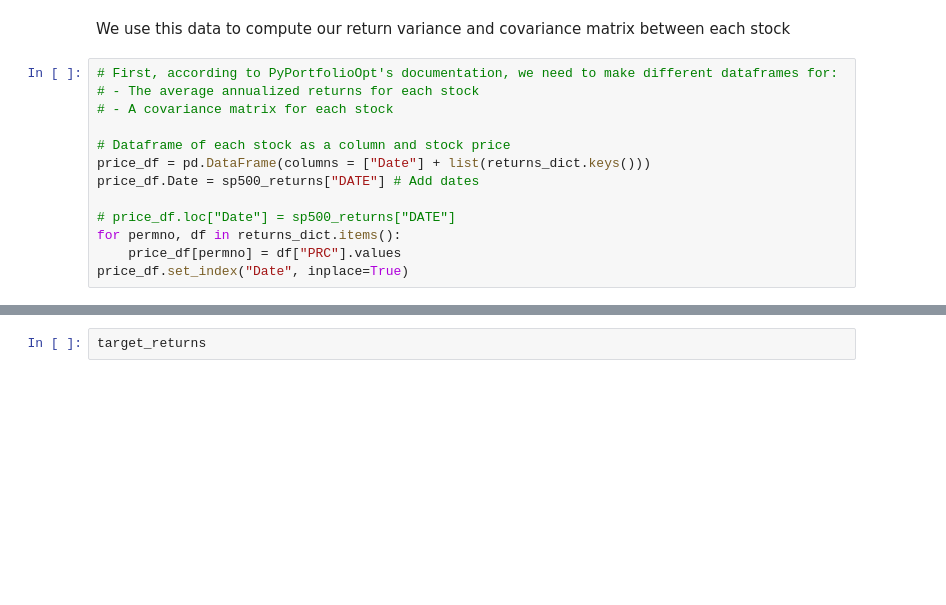
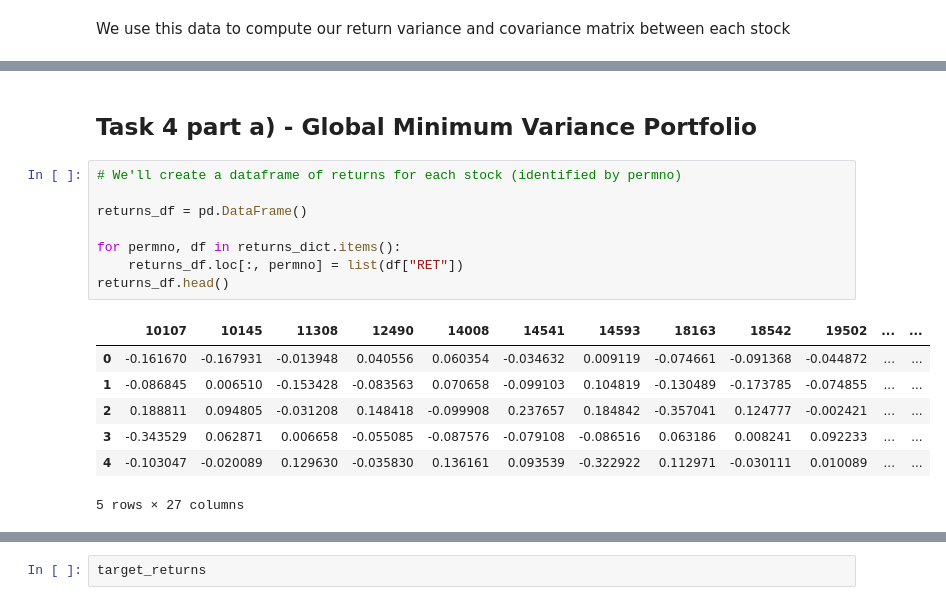
Before and after one commit to uWaterloo-CFM/CFM-301, a Jupyter notebook: Assignment 1/DA1 Task 4 - Mean-Variance Analysis.ipynb, the cells around one changed output, grey strips where cells are left out. Drawn from its saved outputs; the diff is of its cells as text; blank space fills up the shorter version.

```diff
--- a/Assignment 1/DA1 Task 4 - Mean-Variance Analysis.ipynb
+++ b/Assignment 1/DA1 Task 4 - Mean-Variance Analysis.ipynb
@@ -40,16 +40,3 @@ a) We will find the global minimum variance portfolio using the aggregate data f
 We already computed each stock's **annualized** average monthly return and standard deviation in `stats_df`, so we can use this to find our global minimum portfolio by adjusting our portfolio weights
 # %% [markdown]
 We use this data to compute our return variance and covariance matrix between each stock
-# %%
-# First, according to PyPortfolioOpt's documentation, we need to make different dataframes for:
-# - The average annualized returns for each stock
-# - A covariance matrix for each stock
-
-# Dataframe of each stock as a column and stock price
-price_df = pd.DataFrame(columns = ["Date"] + list(returns_dict.keys()))
-price_df.Date = sp500_returns["DATE"] # Add dates
-
-# price_df.loc["Date"] = sp500_returns["DATE"]
-for permno, df in returns_dict.items():
-    price_df[permno] = df["PRC"].values
-price_df.set_index("Date", inplace=True)
@@ -340,0 +43,18 @@ portfolio_summary
+# %% [markdown]
+## Task 4 part a) - Global Minimum Variance Portfolio
+# %%
+# We'll create a dataframe of returns for each stock (identified by permno)
+
+returns_df = pd.DataFrame()
+
+for permno, df in returns_dict.items():
+    returns_df.loc[:, permno] = list(df["RET"])
+returns_df.head()
+# %% [output]
+|  | 10107 | 10145 | 11308 | 12490 | 14008 | 14541 | 14593 | 18163 | 18542 | 19502 | ... | ... |
+| 0 | -0.161670 | -0.167931 | -0.013948 | 0.040556 | 0.060354 | -0.034632 | 0.009119 | -0.074661 | -0.091368 | -0.044872 | ... | ... |
+| 1 | -0.086845 | 0.006510 | -0.153428 | -0.083563 | 0.070658 | -0.099103 | 0.104819 | -0.130489 | -0.173785 | -0.074855 | ... | ... |
+| 2 | 0.188811 | 0.094805 | -0.031208 | 0.148418 | -0.099908 | 0.237657 | 0.184842 | -0.357041 | 0.124777 | -0.002421 | ... | ... |
+| 3 | -0.343529 | 0.062871 | 0.006658 | -0.055085 | -0.087576 | -0.079108 | -0.086516 | 0.063186 | 0.008241 | 0.092233 | ... | ... |
+| 4 | -0.103047 | -0.020089 | 0.129630 | -0.035830 | 0.136161 | 0.093539 | -0.322922 | 0.112971 | -0.030111 | 0.010089 | ... | ... |
+5 rows × 27 columns
```
Also changed, not shown: parts of 66 cells of this notebook, 3 other files.
